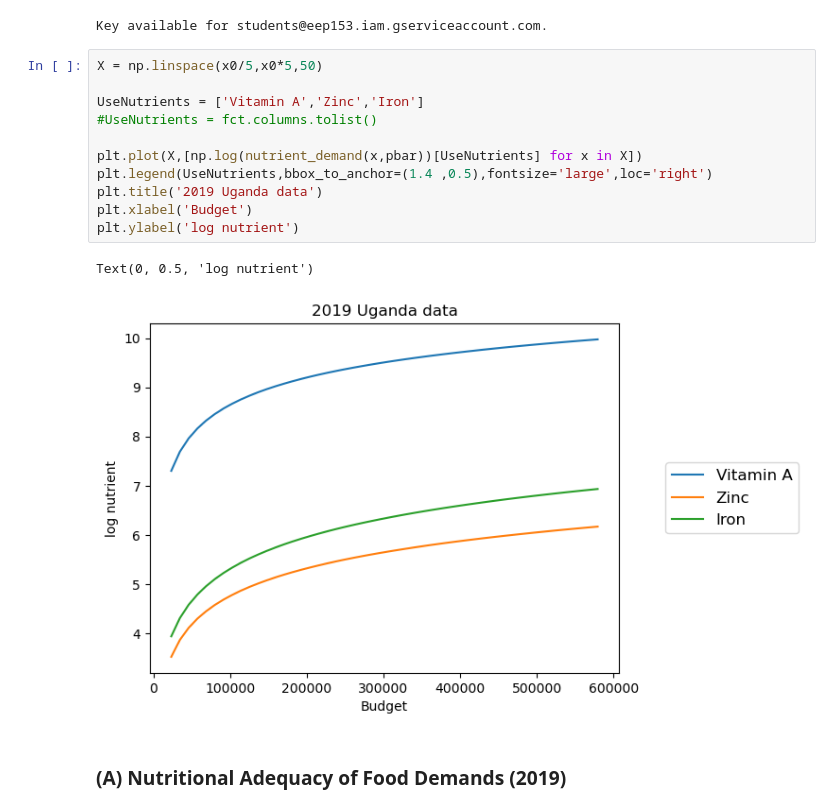
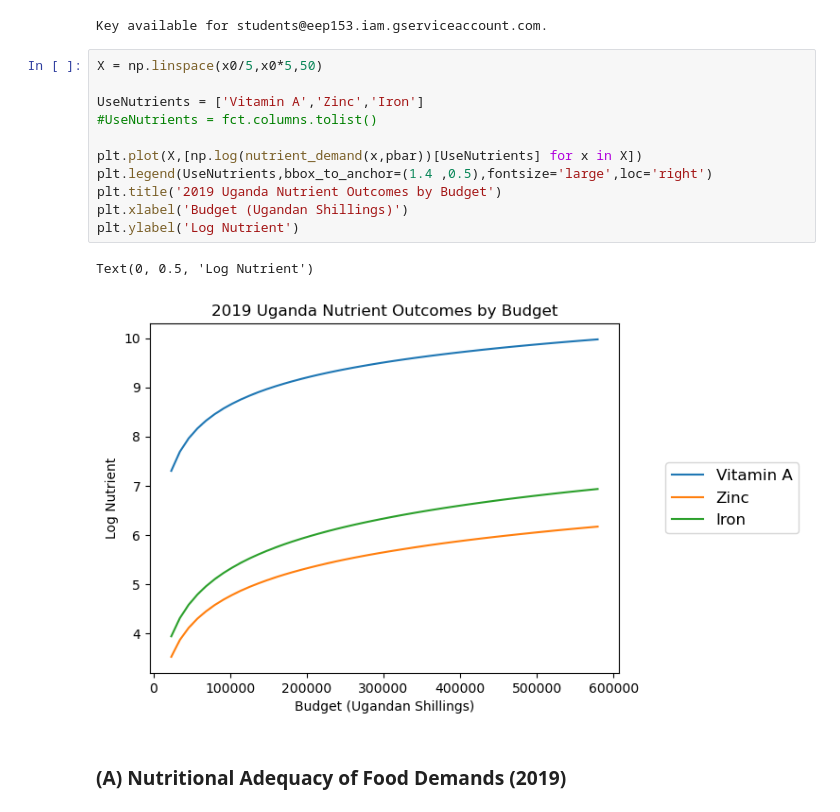
Before and after one commit to vkeroles/EEP153-SP23-Proj4, a Jupyter notebook: Team_HWiley_code2.ipynb, the cells around one changed output. Saved outputs shown, nothing was run; the diff lists cells and outputs as text.

```diff
--- a/Team_HWiley_code2.ipynb
+++ b/Team_HWiley_code2.ipynb
@@ -730,17 +730,17 @@ Key available for students@eep153.iam.gserviceaccount.com.
 # %%
 X = np.linspace(x0/5,x0*5,50)
 
 UseNutrients = ['Vitamin A','Zinc','Iron']
 #UseNutrients = fct.columns.tolist()
 
 plt.plot(X,[np.log(nutrient_demand(x,pbar))[UseNutrients] for x in X])
 plt.legend(UseNutrients,bbox_to_anchor=(1.4 ,0.5),fontsize='large',loc='right')
-plt.title('2019 Uganda data')
-plt.xlabel('Budget')
-plt.ylabel('log nutrient')
+plt.title('2019 Uganda Nutrient Outcomes by Budget')
+plt.xlabel('Budget (Ugandan Shillings)')
+plt.ylabel('Log Nutrient')
 # %% [output]
-Text(0, 0.5, 'log nutrient')
+Text(0, 0.5, 'Log Nutrient')
-[figure, old version]
+[figure, new version]
 # %% [markdown]
 ### (A) Nutritional Adequacy of Food Demands (2019)
 # %%
```
Also changed, not shown: parts of 2 cells of this notebook.
